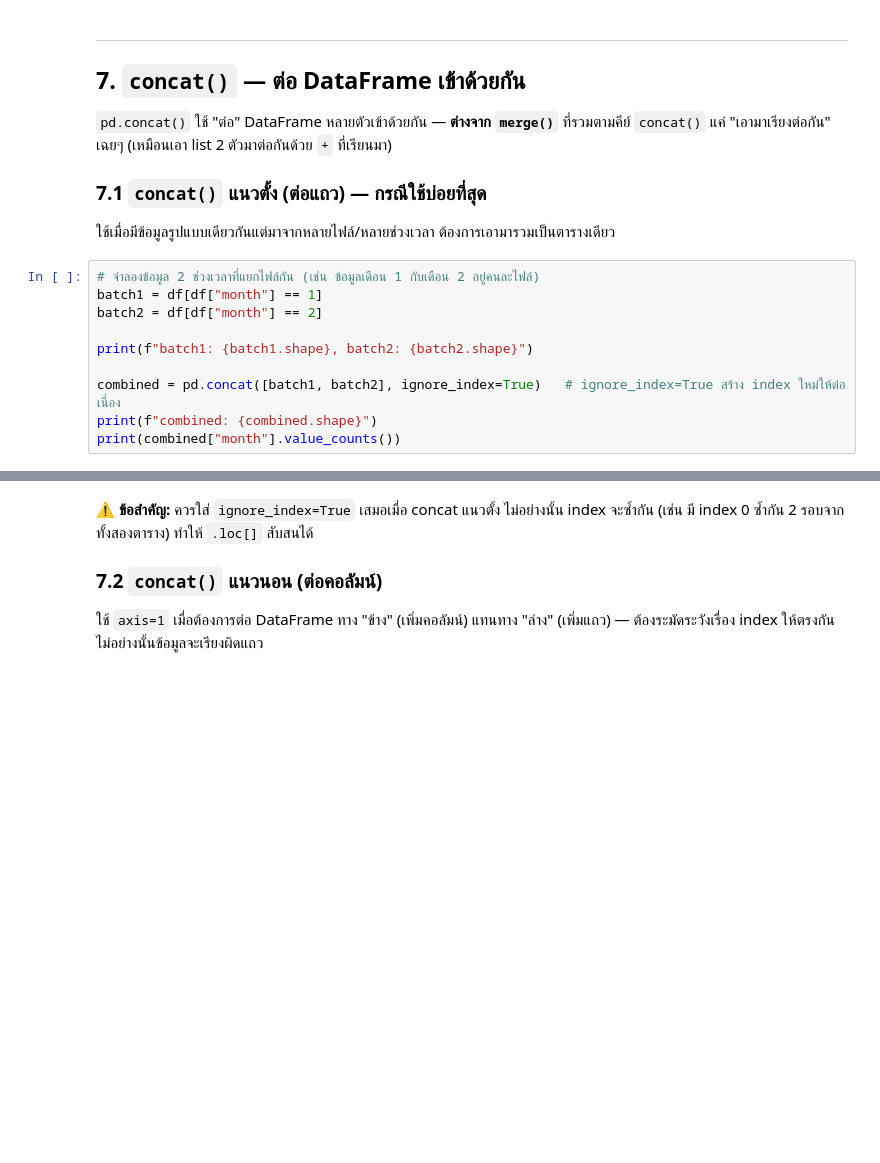
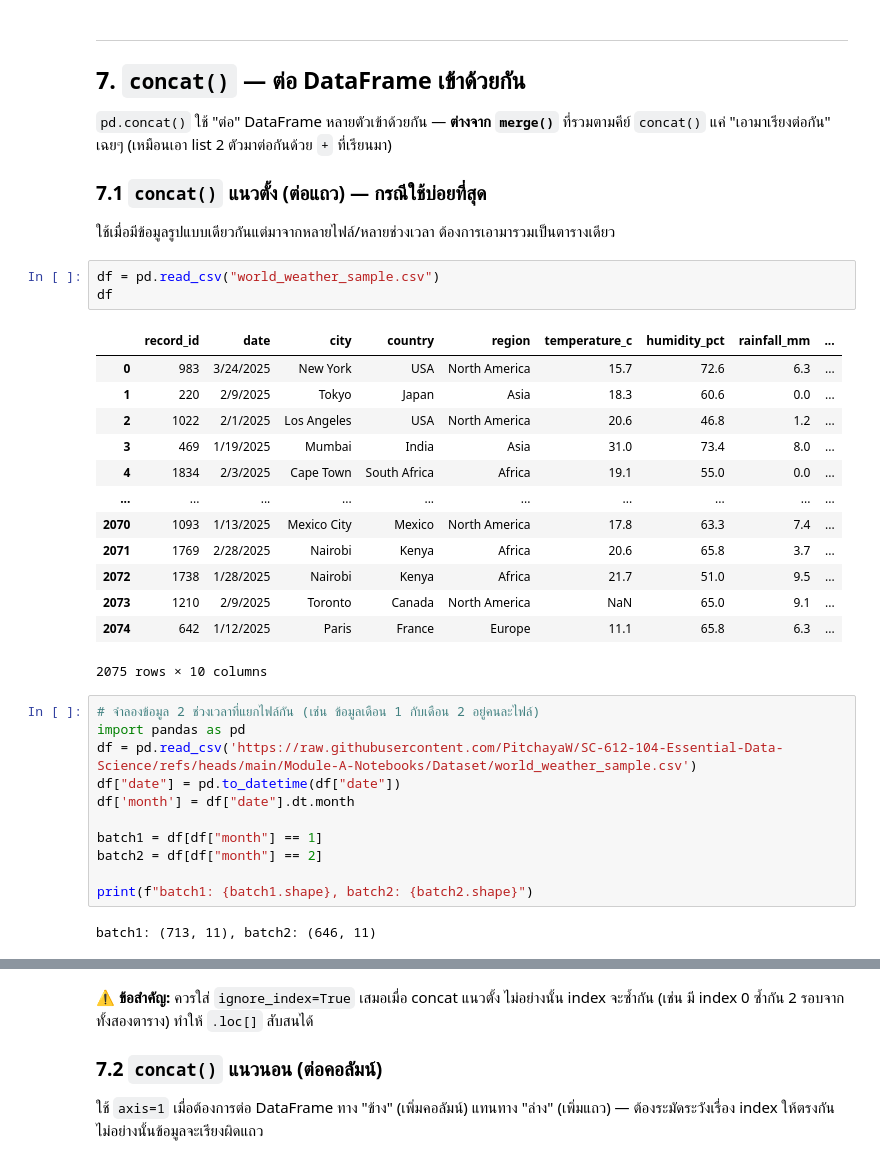
Before and after one commit to kulsiri19/683020564-6-kulsiri, a Jupyter notebook: SC612104_Session09_Pandas_Advanced.ipynb, the cells around one changed output, grey strips where cells are left out. Saved outputs shown, nothing was run; the diff lists cells and outputs as text; blank space fills up the shorter version.

```diff
--- a/SC612104_Session09_Pandas_Advanced.ipynb
+++ b/SC612104_Session09_Pandas_Advanced.ipynb
@@ -768,13 +765,33 @@ Cape Town   2025-02-03           19.1                  4.6     UTC+2
 ### 7.1 `concat()` แนวตั้ง (ต่อแถว) — กรณีใช้บ่อยที่สุด
 
 ใช้เมื่อมีข้อมูลรูปแบบเดียวกันแต่มาจากหลายไฟล์/หลายช่วงเวลา ต้องการเอามารวมเป็นตารางเดียว
+# %%
+df = pd.read_csv("world_weather_sample.csv")
+df
+# %% [output]
+|  | record_id | date | city | country | region | temperature_c | humidity_pct | rainfall_mm | ... |
+| 0 | 983 | 3/24/2025 | New York | USA | North America | 15.7 | 72.6 | 6.3 | ... |
+| 1 | 220 | 2/9/2025 | Tokyo | Japan | Asia | 18.3 | 60.6 | 0.0 | ... |
+| 2 | 1022 | 2/1/2025 | Los Angeles | USA | North America | 20.6 | 46.8 | 1.2 | ... |
+| 3 | 469 | 1/19/2025 | Mumbai | India | Asia | 31.0 | 73.4 | 8.0 | ... |
+| 4 | 1834 | 2/3/2025 | Cape Town | South Africa | Africa | 19.1 | 55.0 | 0.0 | ... |
+| ... | ... | ... | ... | ... | ... | ... | ... | ... | ... |
+| 2070 | 1093 | 1/13/2025 | Mexico City | Mexico | North America | 17.8 | 63.3 | 7.4 | ... |
+| 2071 | 1769 | 2/28/2025 | Nairobi | Kenya | Africa | 20.6 | 65.8 | 3.7 | ... |
+| 2072 | 1738 | 1/28/2025 | Nairobi | Kenya | Africa | 21.7 | 51.0 | 9.5 | ... |
+| 2073 | 1210 | 2/9/2025 | Toronto | Canada | North America | NaN | 65.0 | 9.1 | ... |
+| 2074 | 642 | 1/12/2025 | Paris | France | Europe | 11.1 | 65.8 | 6.3 | ... |
+2075 rows × 10 columns
 # %%
 # จำลองข้อมูล 2 ช่วงเวลาที่แยกไฟล์กัน (เช่น ข้อมูลเดือน 1 กับเดือน 2 อยู่คนละไฟล์)
+import pandas as pd
+df = pd.read_csv('https://raw.githubusercontent.com/PitchayaW/SC-612-104-Essential-Data-Science/refs/heads/main/Module-A-Notebooks/Dataset/world_weather_sample.csv')
+df["date"] = pd.to_datetime(df["date"])
+df['month'] = df["date"].dt.month
+
 batch1 = df[df["month"] == 1]
 batch2 = df[df["month"] == 2]
 
 print(f"batch1: {batch1.shape}, batch2: {batch2.shape}")
-
-combined = pd.concat([batch1, batch2], ignore_index=True)   # ignore_index=True สร้าง index ใหม่ให้ต่อเนื่อง
-print(f"combined: {combined.shape}")
-print(combined["month"].value_counts())
+# %% [output]
+batch1: (713, 11), batch2: (646, 11)
```
Also changed, not shown: parts of 17 cells of this notebook.
